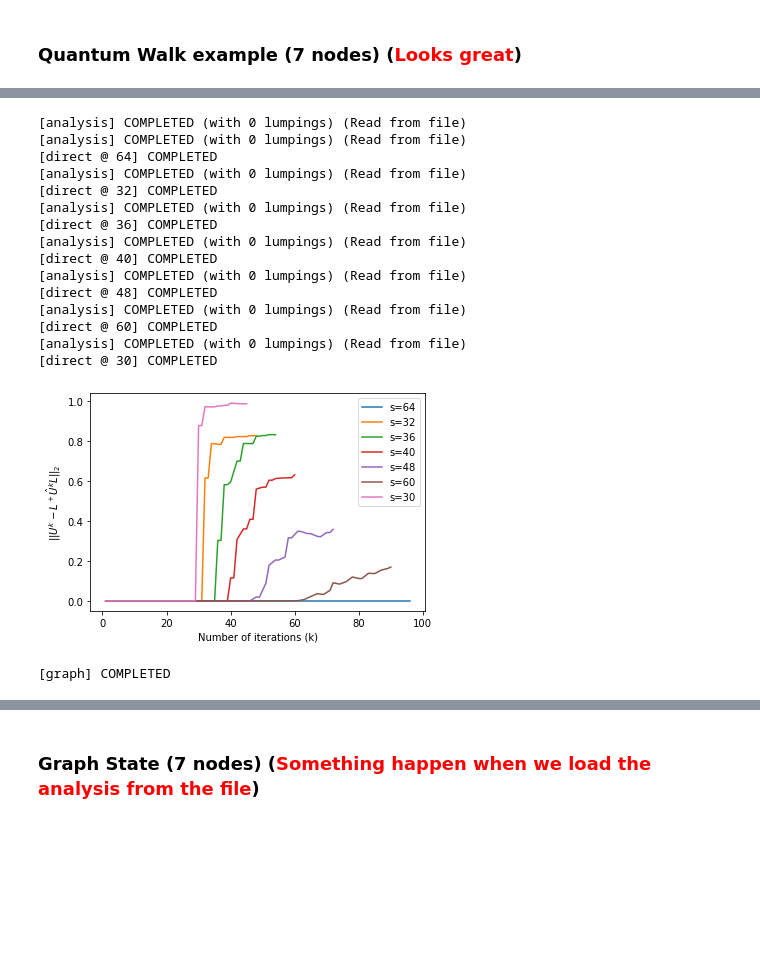
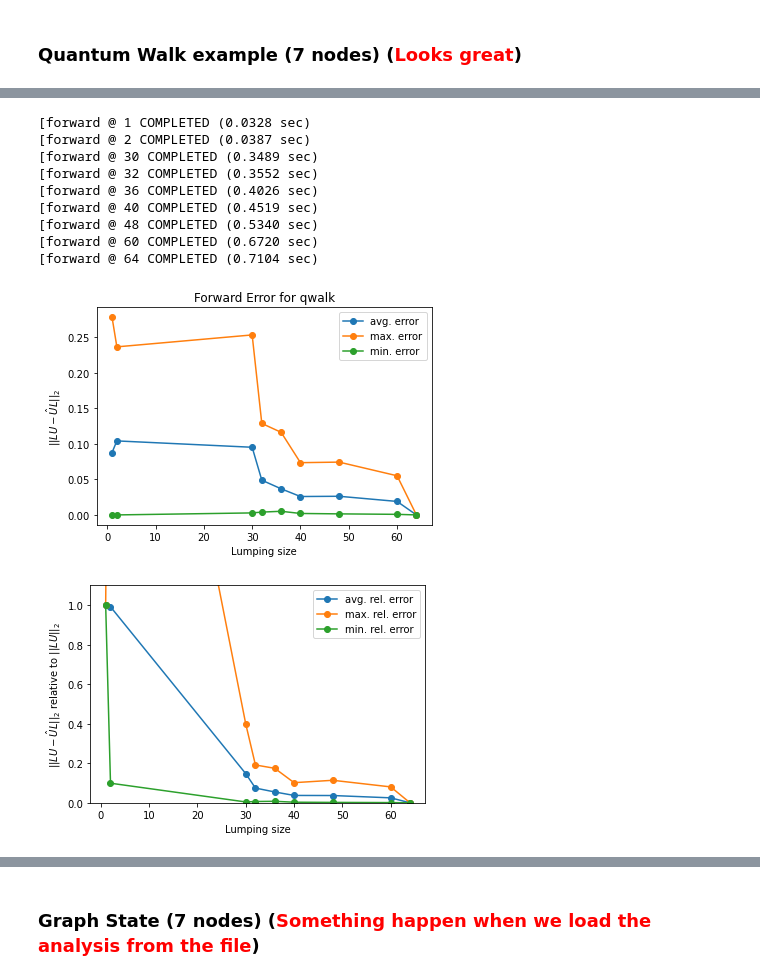
Before and after one commit to Antonio-JP/CLUE, a Jupyter notebook: notebooks/numerical_quantum.ipynb, the cells around one changed output, grey strips where cells are left out. Drawn from its saved outputs; the diff is of its cells as text; code cells hidden in the pictures; blank space fills up the shorter version.

```diff
--- a/notebooks/numerical_quantum.ipynb
+++ b/notebooks/numerical_quantum.ipynb
@@ -132,21 +124,15 @@ generate_error_graph(QW, threshold=threshold)
 [graph] COMPLETED
 # %%
-generate_error_graph(QW, bound_lump=(25,129), threshold=threshold)
+generate_error_graph(QW, method=forward_error, threshold=threshold)
 # %% [output]
-[analysis] COMPLETED (with 0 lumpings) (Read from file)
-[analysis] COMPLETED (with 0 lumpings) (Read from file)
-[direct @ 64] COMPLETED
-[analysis] COMPLETED (with 0 lumpings) (Read from file)
-[direct @ 32] COMPLETED
-[analysis] COMPLETED (with 0 lumpings) (Read from file)
-[direct @ 36] COMPLETED
-[analysis] COMPLETED (with 0 lumpings) (Read from file)
-[direct @ 40] COMPLETED
-[analysis] COMPLETED (with 0 lumpings) (Read from file)
-[direct @ 48] COMPLETED
-[analysis] COMPLETED (with 0 lumpings) (Read from file)
-[direct @ 60] COMPLETED
-[analysis] COMPLETED (with 0 lumpings) (Read from file)
-[direct @ 30] COMPLETED
+[forward @ 1 COMPLETED (0.0328 sec)
+[forward @ 2 COMPLETED (0.0387 sec)
+[forward @ 30 COMPLETED (0.3489 sec)
+[forward @ 32 COMPLETED (0.3552 sec)
+[forward @ 36 COMPLETED (0.4026 sec)
+[forward @ 40 COMPLETED (0.4519 sec)
+[forward @ 48 COMPLETED (0.5340 sec)
+[forward @ 60 COMPLETED (0.6720 sec)
+[forward @ 64 COMPLETED (0.7104 sec)
-[figure, old version]
+[figure, new version]
-[graph] COMPLETED
+[figure, added]
```
Also changed, not shown: parts of 10 cells of this notebook, 19 other files.
